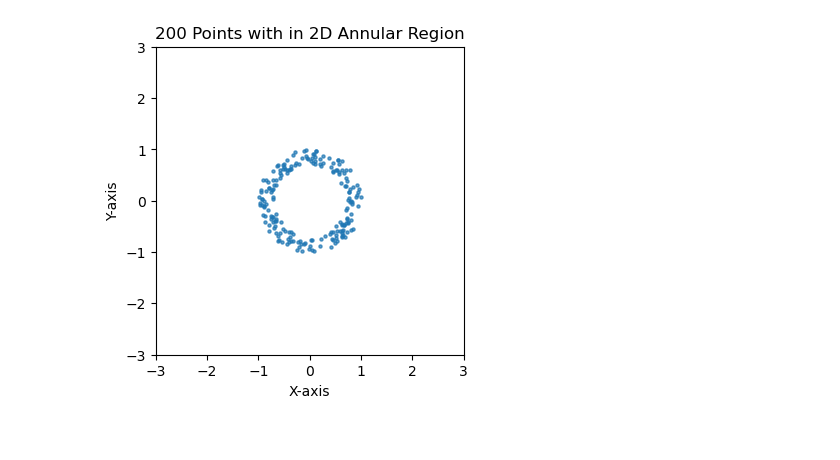
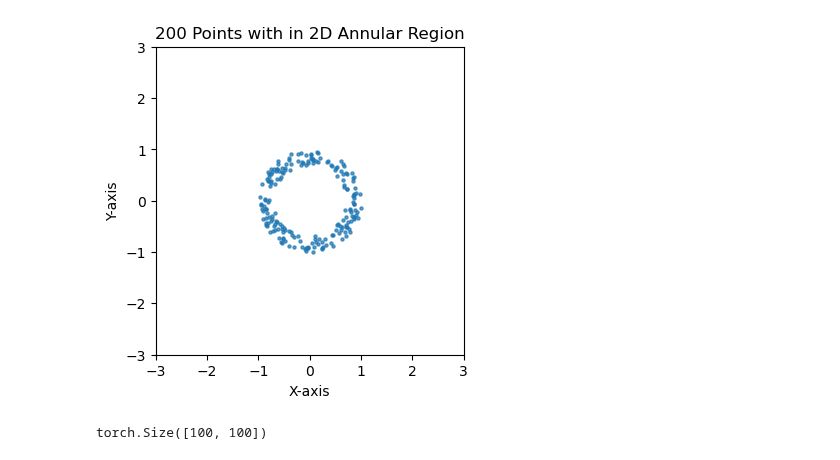
Before and after one commit to fablos/geo_latte, a Jupyter notebook: icra/circular_data.ipynb, the cells around one changed output. Cells and saved outputs as stored; diff of their text form; code cells hidden in the pictures.

```diff
--- a/icra/circular_data.ipynb
+++ b/icra/circular_data.ipynb
@@ -16,35 +12,0 @@ from utils import *
-# %%
-# Parameters
-num_points = 200
-r_inner = 0.7  # Inner radius (hole radius)
-r_outer = 1.0  # Outer radius
-
-# Function to generate circular distribution with a hole
-def generate_annular_points(num_points, r_inner, r_outer):
-    points = []
-    for _ in range(num_points):
-        # Generate random radius within the annular region
-        r = np.sqrt(np.random.uniform(r_inner**2, r_outer**2))
-        # Generate random angle
-        theta = np.random.uniform(0, 2 * np.pi)
-        # Convert polar to Cartesian coordinates
-        x = r * np.cos(theta)
-        y = r * np.sin(theta)
-        points.append((x, y))
-    return torch.tensor(points, dtype=torch.float32)
-
-# Function to generate spherical distribution with a hole in 3D
-def generate_annular_points_3d(num_points, r_inner, r_outer):
-    points = []
-    for _ in range(num_points):
-        # Generate random radius within the spherical shell
-        r = np.cbrt(np.random.uniform(r_inner**3, r_outer**3))
-        # Generate random angles for spherical coordinates
-        theta = np.random.uniform(0, 2 * np.pi)  # Azimuthal angle
-        phi = np.arccos(np.random.uniform(-1, 1))  # Polar angle
-        # Convert spherical to Cartesian coordinates
-        x = r * np.sin(phi) * np.cos(theta)
-        y = r * np.sin(phi) * np.sin(theta)
-        z = r * np.cos(phi)
-        points.append((x, y, z))
-    return torch.tensor(points, dtype=torch.float16)
@@ -55,16 +24,5 @@ data_3d = generate_annular_points_3d(num_points, r_inner, r_outer)
-# %%
-# Plotting the points
-plt.figure(figsize=(4, 4))
-plt.scatter(data[:, 0], data[:, 1], s=5, alpha=0.7)
-plt.gca().set_aspect('equal', adjustable='box')
-plt.title(f'{num_points} Points with in 2D Annular Region')
-plt.xlabel('X-axis')
-plt.ylabel('Y-axis')
-#plt.grid(True)
-# set xlim and ylim
-plt.xlim(-3, 3)
-plt.ylim(-3, 3)
-plt.show()
-# %% [output]
-[figure, removed]
+# %%
+simple_2d_plot(data, num_points)
+# %% [output]
+[figure, added]
 # %%
@@ -73,3 +31,8 @@ dm_energy = lambda _model, _curve: _model.curve_energy(_curve.points())
+# %%
+real_bg = dm.density(z_grid.reshape(-1, 2)).reshape((grid_size, grid_size))
+real_bg.shape
+# %% [output]
+torch.Size([100, 100])
 # %%
 num_curves = 30
 N, D = data.shape
```
Also changed, not shown: parts of 26 cells of this notebook, 2 other files.
